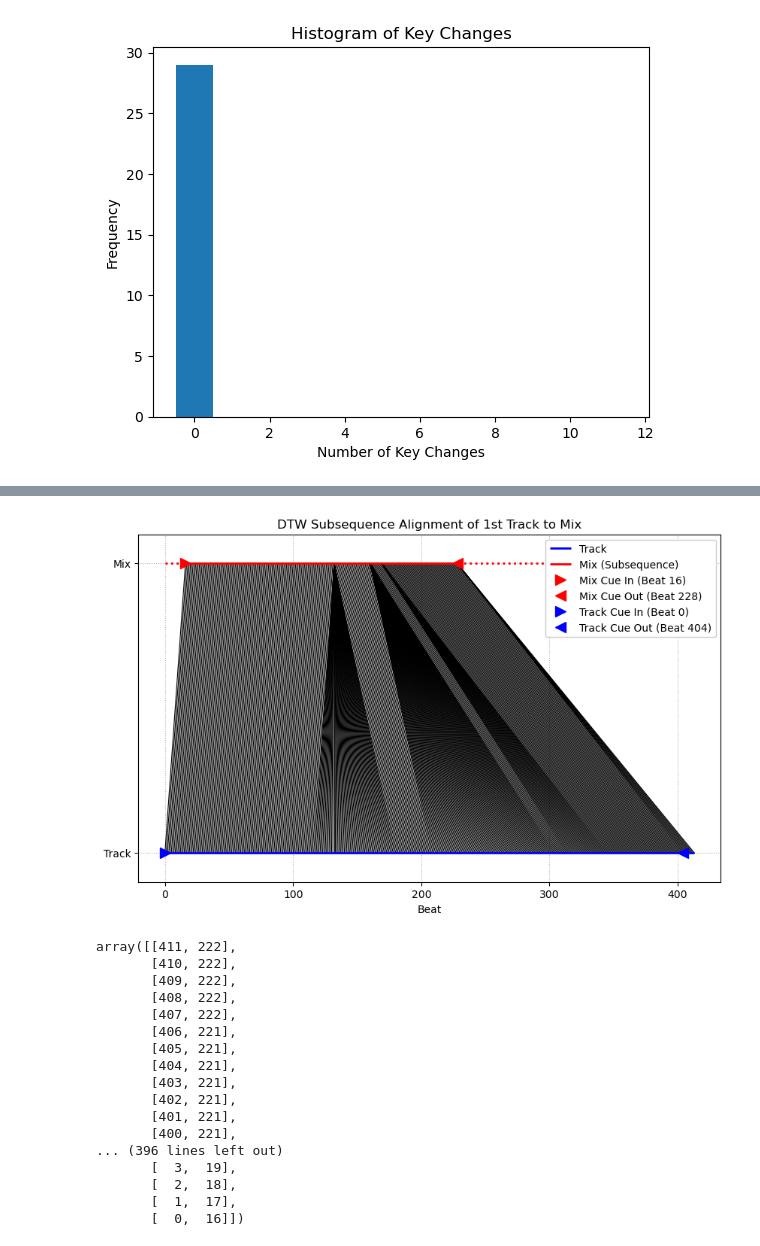
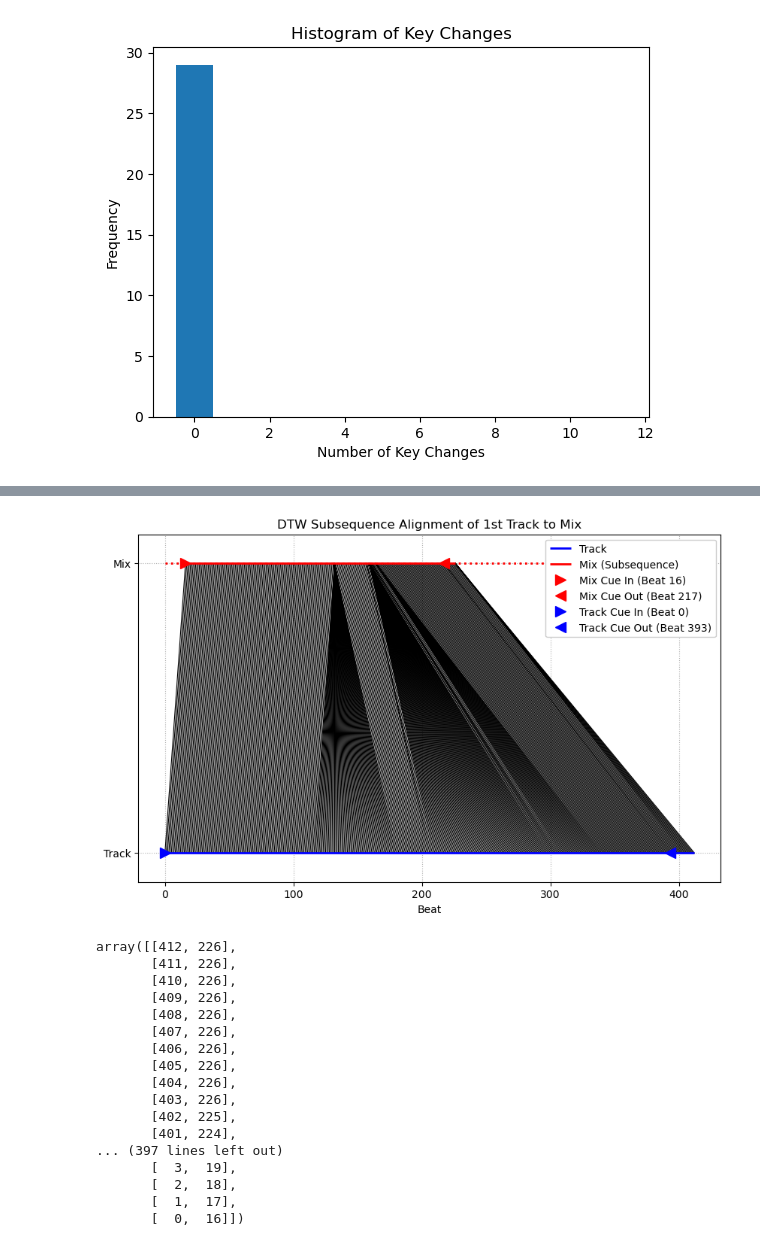
Before and after one commit to michaelhein39/dj-transition-predictor, a Jupyter notebook: notebooks/alignment_eda.ipynb, the cells around one changed output, grey strips where cells are left out. Cells and saved outputs as stored; diff of their text form; code cells hidden in the pictures.

```diff
--- a/notebooks/alignment_eda.ipynb
+++ b/notebooks/alignment_eda.ipynb
@@ -620,5 +673,5 @@ array([[411, 222],
 # %% [markdown]
 # Chroma, MFCC, Spectral Contrast, Downbeat Prob, Onset Strength
 # %%
-df_chroma_mfcc_sc = pd.read_pickle('../data/align/jwmtj61-chroma+mfcc+spectral_contrast.pkl')
+df_chroma_mfcc_sc_db_os = pd.read_pickle('../data/align/jwmtj61-chroma+mfcc+spectral_contrast+downbeat_prob+onset_strength.pkl')
 # %%
@@ -776,23 +784,23 @@ def plot_warp_path_connections(df):
 # %%
-plot_warp_path_connections(df_chroma_mfcc_sc)
+plot_warp_path_connections(df_chroma_mfcc_sc_db_os)
 # %% [output]
-[figure, old version]
+[figure, new version]
 # %%
-df_chroma_mfcc_sc.iloc[0]['wp']
+df_chroma_mfcc_sc_db_os.iloc[0]['wp']
 # %% [output]
-array([[411, 222],
-       [410, 222],
-       [409, 222],
-       [408, 222],
-       [407, 222],
-       [406, 221],
-       [405, 221],
-       [404, 221],
-       [403, 221],
-       [402, 221],
-       [401, 221],
-       [400, 221],
-... (396 lines left out)
+array([[412, 226],
+       [411, 226],
+       [410, 226],
+       [409, 226],
+       [408, 226],
+       [407, 226],
+       [406, 226],
+       [405, 226],
+       [404, 226],
+       [403, 226],
+       [402, 225],
+       [401, 224],
+... (397 lines left out)
        [  3,  19],
        [  2,  18],
        [  1,  17],
```
Also changed, not shown: parts of 12 cells of this notebook.
